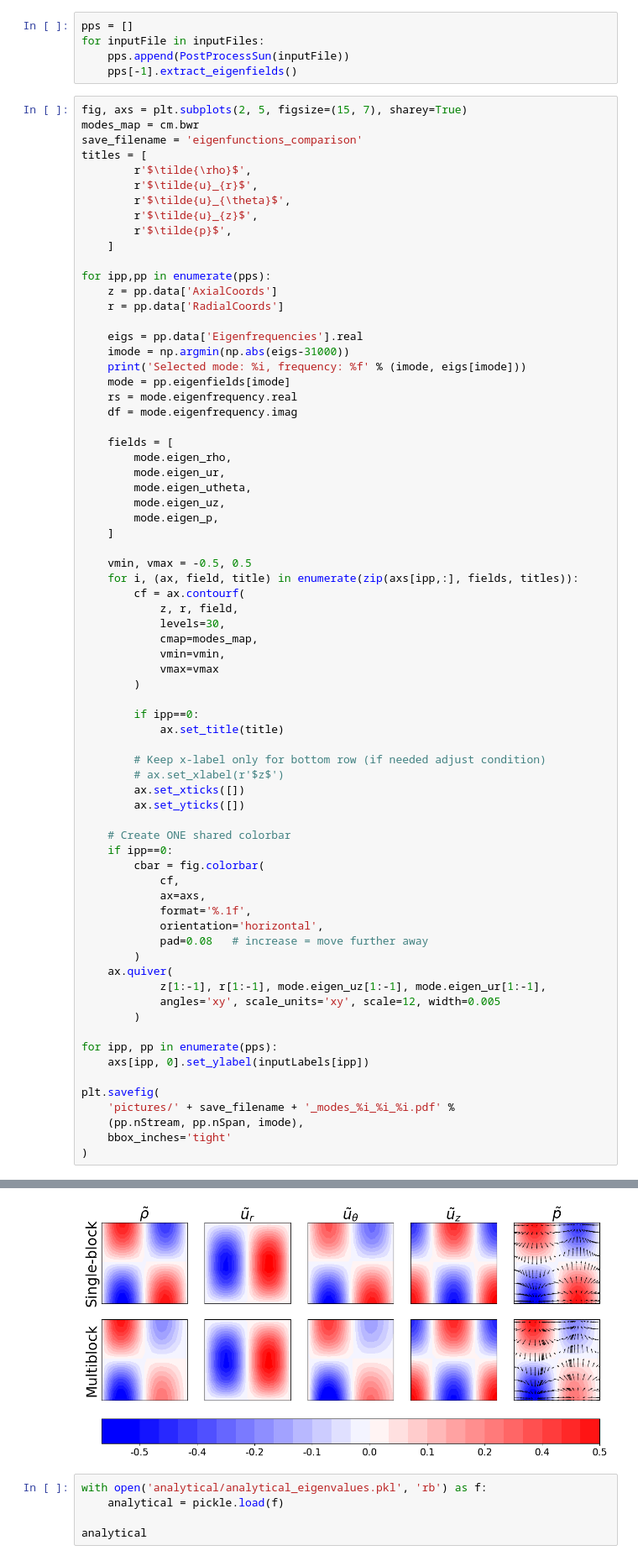
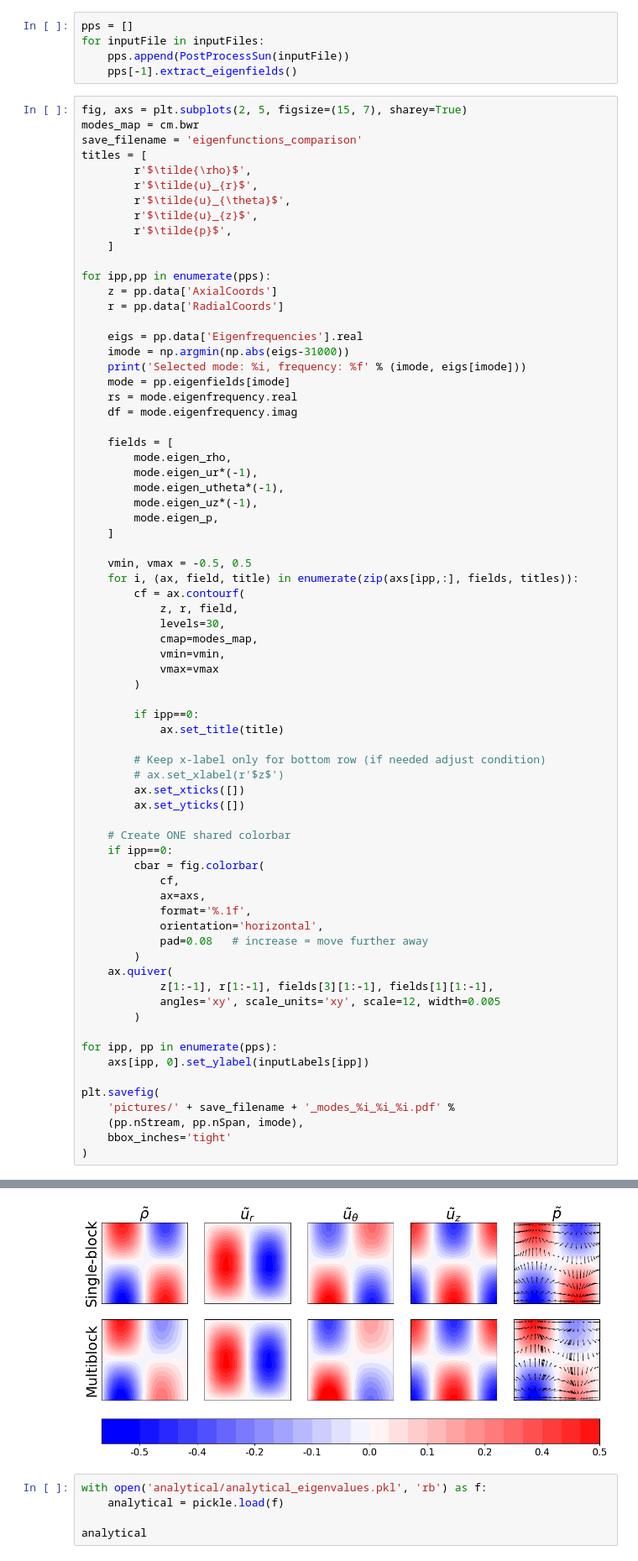
Before and after one commit to Propulsion-Power-TU-Delft/unsflow, a Jupyter notebook: Sun/testcases/annular_duct/comparison/Post_Process.ipynb, the cells around one changed output, grey strips where cells are left out. Shown at 84% size. Cells and saved outputs as stored; diff of their text form.

```diff
--- a/Sun/testcases/annular_duct/comparison/Post_Process.ipynb
+++ b/Sun/testcases/annular_duct/comparison/Post_Process.ipynb
@@ -45,9 +45,9 @@ for ipp,pp in enumerate(pps):
 
     fields = [
         mode.eigen_rho,
-        mode.eigen_ur,
-        mode.eigen_utheta,
-        mode.eigen_uz,
+        mode.eigen_ur*(-1),
+        mode.eigen_utheta*(-1),
+        mode.eigen_uz*(-1),
         mode.eigen_p,
     ]
 
@@ -66,35 +66,35 @@ for ipp,pp in enumerate(pps):
 
         # Keep x-label only for bottom row (if needed adjust condition)
         # ax.set_xlabel(r'$z$')
         ax.set_xticks([])
         ax.set_yticks([])
 
     # Create ONE shared colorbar
     if ipp==0:
         cbar = fig.colorbar(
             cf,
             ax=axs,
             format='%.1f',
             orientation='horizontal',
             pad=0.08   # increase = move further away
         )
     ax.quiver(
-            z[1:-1], r[1:-1], mode.eigen_uz[1:-1], mode.eigen_ur[1:-1],
+            z[1:-1], r[1:-1], fields[3][1:-1], fields[1][1:-1],
             angles='xy', scale_units='xy', scale=12, width=0.005
         )
 
 for ipp, pp in enumerate(pps):
     axs[ipp, 0].set_ylabel(inputLabels[ipp])
 
 plt.savefig(
     'pictures/' + save_filename + '_modes_%i_%i_%i.pdf' %
     (pp.nStream, pp.nSpan, imode),
     bbox_inches='tight'
 )
 # %% [output]
 Selected mode: 6, frequency: 31297.202652
 Selected mode: 2, frequency: 31297.202694
-[figure, old version]
+[figure, new version]
 # %%
 with open('analytical/analytical_eigenvalues.pkl', 'rb') as f:
     analytical = pickle.load(f)
```
Also changed, not shown: 2 other files.
